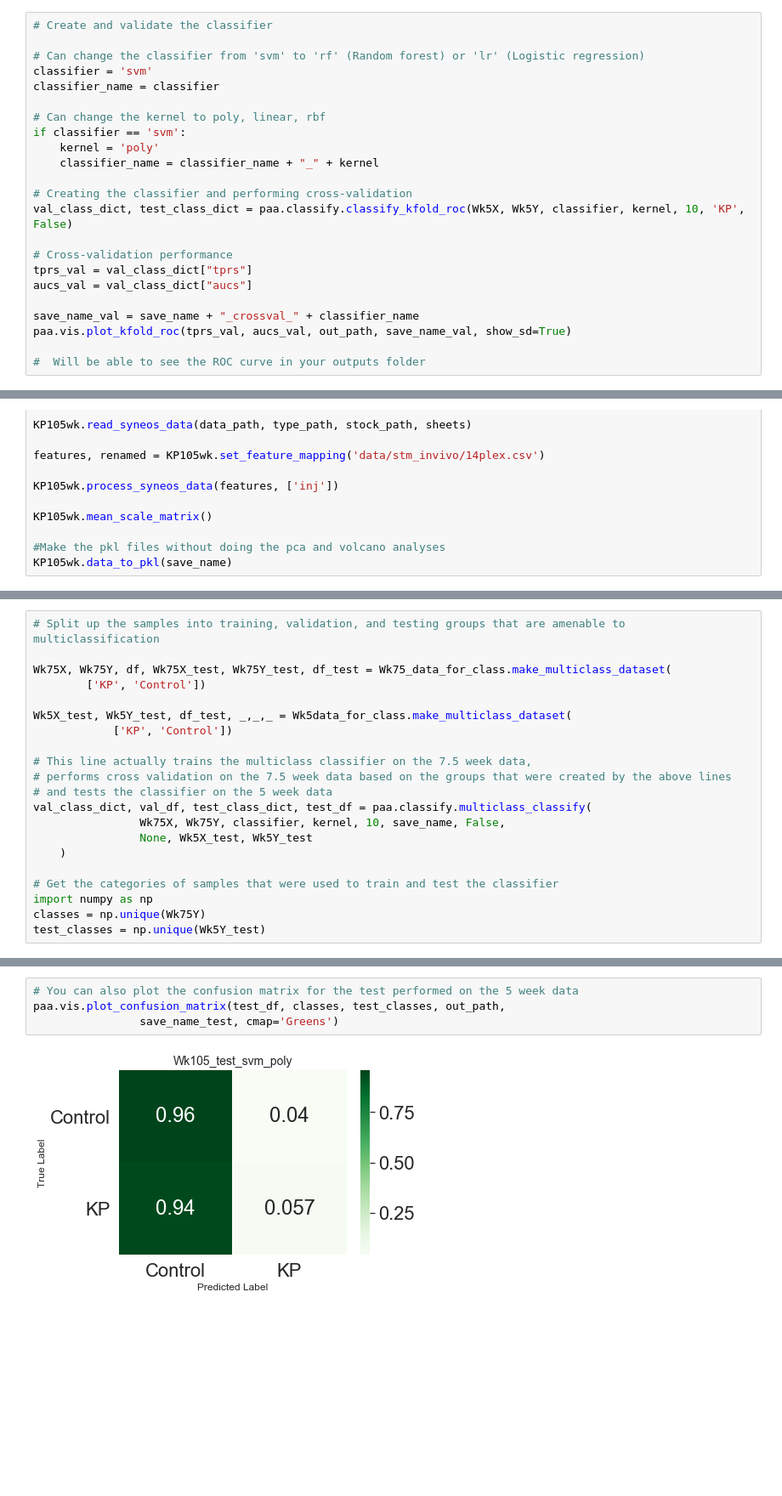
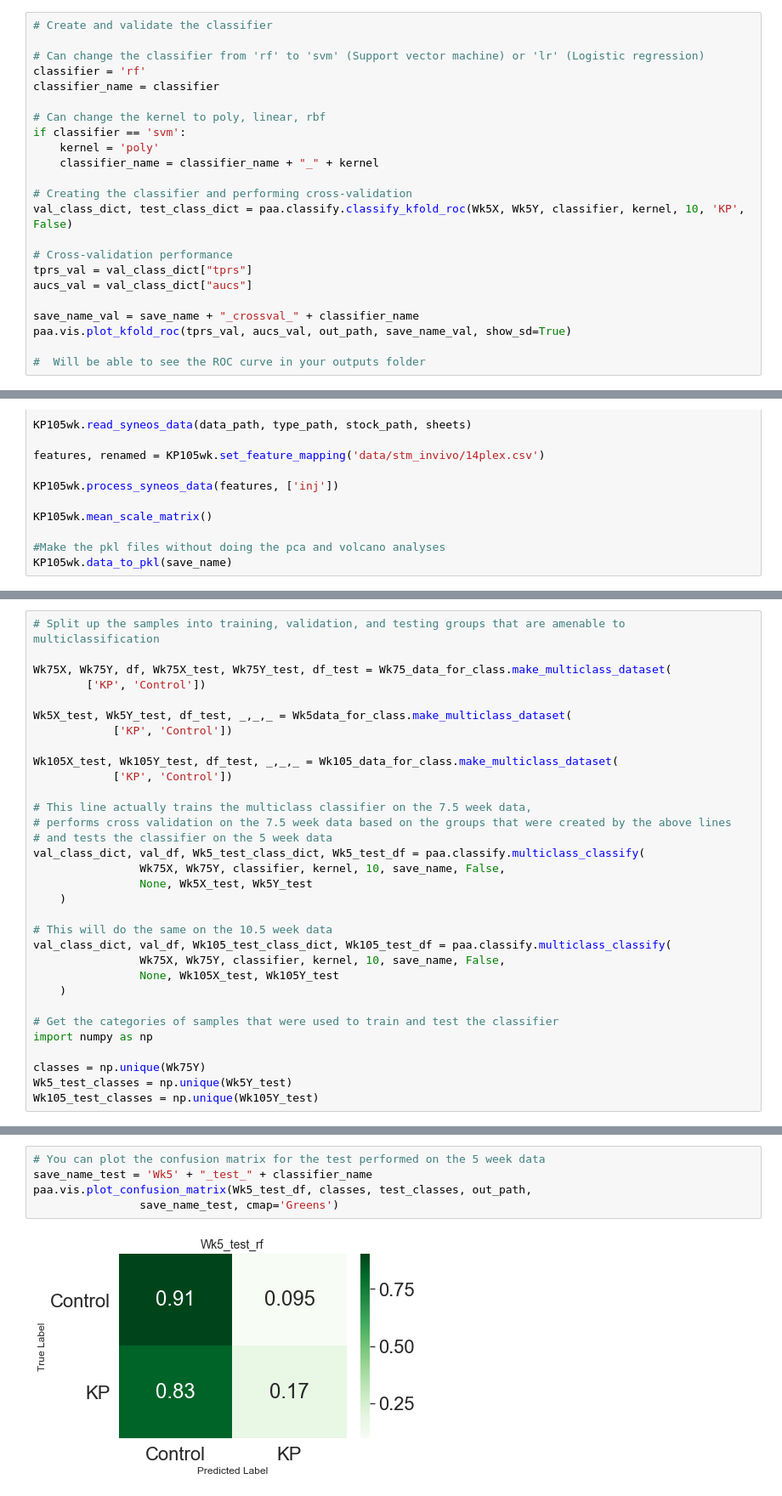
Before and after one commit to avaamini/protease_activity_analysis, a Jupyter notebook: notebooks/In_vivo_demo.ipynb, the cells around one changed output, grey strips where cells are left out. Shown: that part at 85% size. Drawn from its saved outputs; the diff is of its cells as text; blank space fills up the shorter version.

```diff
--- a/notebooks/In_vivo_demo.ipynb
+++ b/notebooks/In_vivo_demo.ipynb
@@ -191,8 +191,8 @@ Wk5X, Wk5Y, Wk5df, Wk5X_test, Wk5Y_test, Wk5df_test = Wk5data_for_class.make_cla
 # %%
 # Create and validate the classifier
 
-# Can change the classifier from 'svm' to 'rf' (Random forest) or 'lr' (Logistic regression)
-classifier = 'svm'
+# Can change the classifier from 'rf' to 'svm' (Support vector machine) or 'lr' (Logistic regression)
+classifier = 'rf'
 classifier_name = classifier
 
 # Can change the kernel to poly, linear, rbf
@@ -446,18 +386,29 @@ Wk75X, Wk75Y, df, Wk75X_test, Wk75Y_test, df_test = Wk75_data_for_class.make_mul
 Wk5X_test, Wk5Y_test, df_test, _,_,_ = Wk5data_for_class.make_multiclass_dataset(
             ['KP', 'Control'])
 
+Wk105X_test, Wk105Y_test, df_test, _,_,_ = Wk105_data_for_class.make_multiclass_dataset(
+            ['KP', 'Control'])
+
 # This line actually trains the multiclass classifier on the 7.5 week data,
 # performs cross validation on the 7.5 week data based on the groups that were created by the above lines
 # and tests the classifier on the 5 week data
-val_class_dict, val_df, test_class_dict, test_df = paa.classify.multiclass_classify(
+val_class_dict, val_df, Wk5_test_class_dict, Wk5_test_df = paa.classify.multiclass_classify(
                 Wk75X, Wk75Y, classifier, kernel, 10, save_name, False,
                 None, Wk5X_test, Wk5Y_test
     )
 
+# This will do the same on the 10.5 week data
+val_class_dict, val_df, Wk105_test_class_dict, Wk105_test_df = paa.classify.multiclass_classify(
+                Wk75X, Wk75Y, classifier, kernel, 10, save_name, False,
+                None, Wk105X_test, Wk105Y_test
+    )
+
 # Get the categories of samples that were used to train and test the classifier
 import numpy as np
+
 classes = np.unique(Wk75Y)
-test_classes = np.unique(Wk5Y_test)
+Wk5_test_classes = np.unique(Wk5Y_test)
+Wk105_test_classes = np.unique(Wk105Y_test)
 # %%
 # You can plot the confusion matrix for the cross validation performed on the 7.5 week data
 paa.vis.plot_confusion_matrix(val_df, classes, classes, out_path,
@@ -467,6 +418,7 @@ paa.vis.plot_confusion_matrix(val_df, classes, classes, out_path,
 # %%
-# You can also plot the confusion matrix for the test performed on the 5 week data
-paa.vis.plot_confusion_matrix(test_df, classes, test_classes, out_path,
+# You can plot the confusion matrix for the test performed on the 5 week data
+save_name_test = 'Wk5' + "_test_" + classifier_name
+paa.vis.plot_confusion_matrix(Wk5_test_df, classes, test_classes, out_path,
                 save_name_test, cmap='Greens')
 # %% [output]
-[figure, old version]
+[figure, new version]
```
Also changed, not shown: parts of 14 cells of this notebook.
